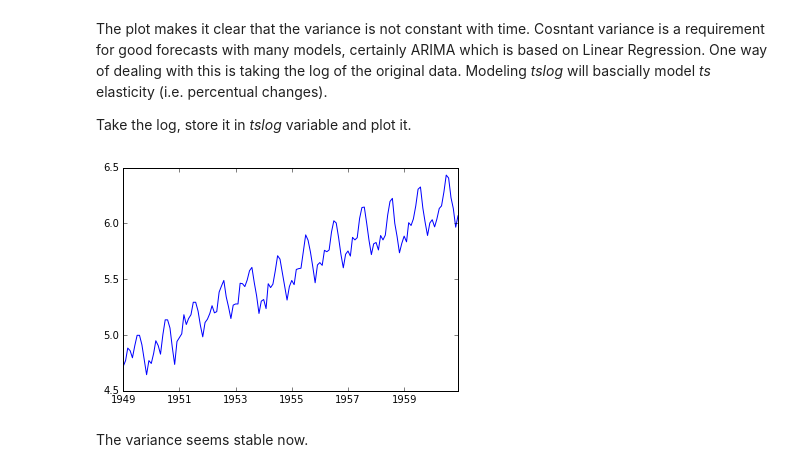
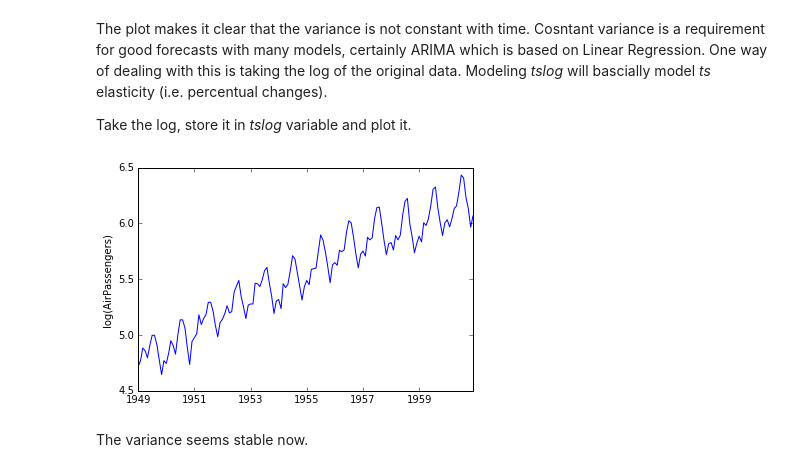
Before and after one commit to DavorJ/MLwithPython, a Jupyter notebook: excercises/06. Time series - Solution.ipynb, the cells around one changed output. Saved outputs shown, nothing was run; the diff lists cells and outputs as text; code cells hidden in the pictures.

```diff
--- a/excercises/06. Time series - Solution.ipynb
+++ b/excercises/06. Time series - Solution.ipynb
@@ -94,8 +95,9 @@ Take the log, store it in _tslog_ variable and plot it.
 # %%
 tslog = np.log(ts)
 plt.plot(tslog);
+plt.ylabel('log(AirPassengers)');
 # %% [output]
-[figure, old version]
+[figure, new version]
 # %% [markdown]
 The variance seems stable now.
 # %% [markdown]
```
Also changed, not shown: parts of 4 cells of this notebook.
